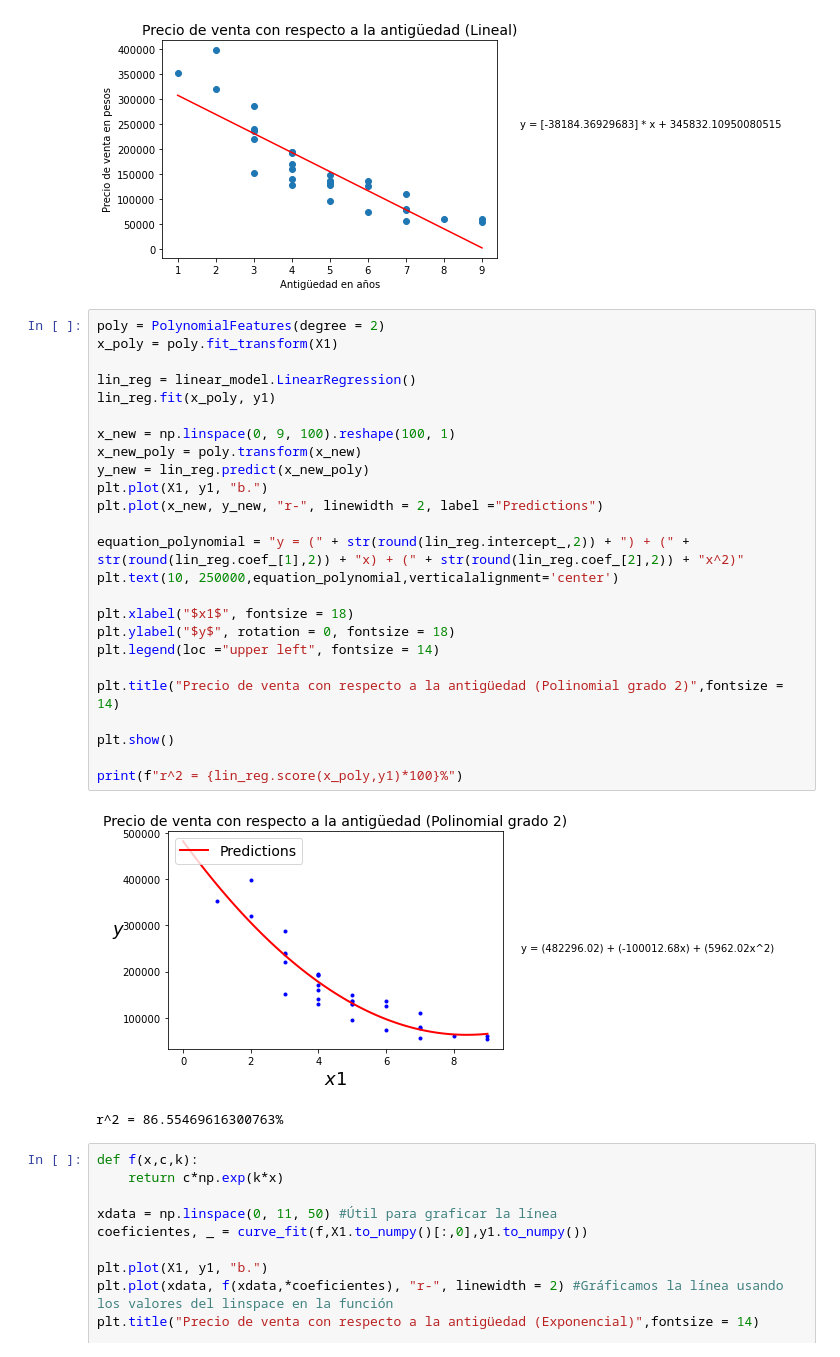
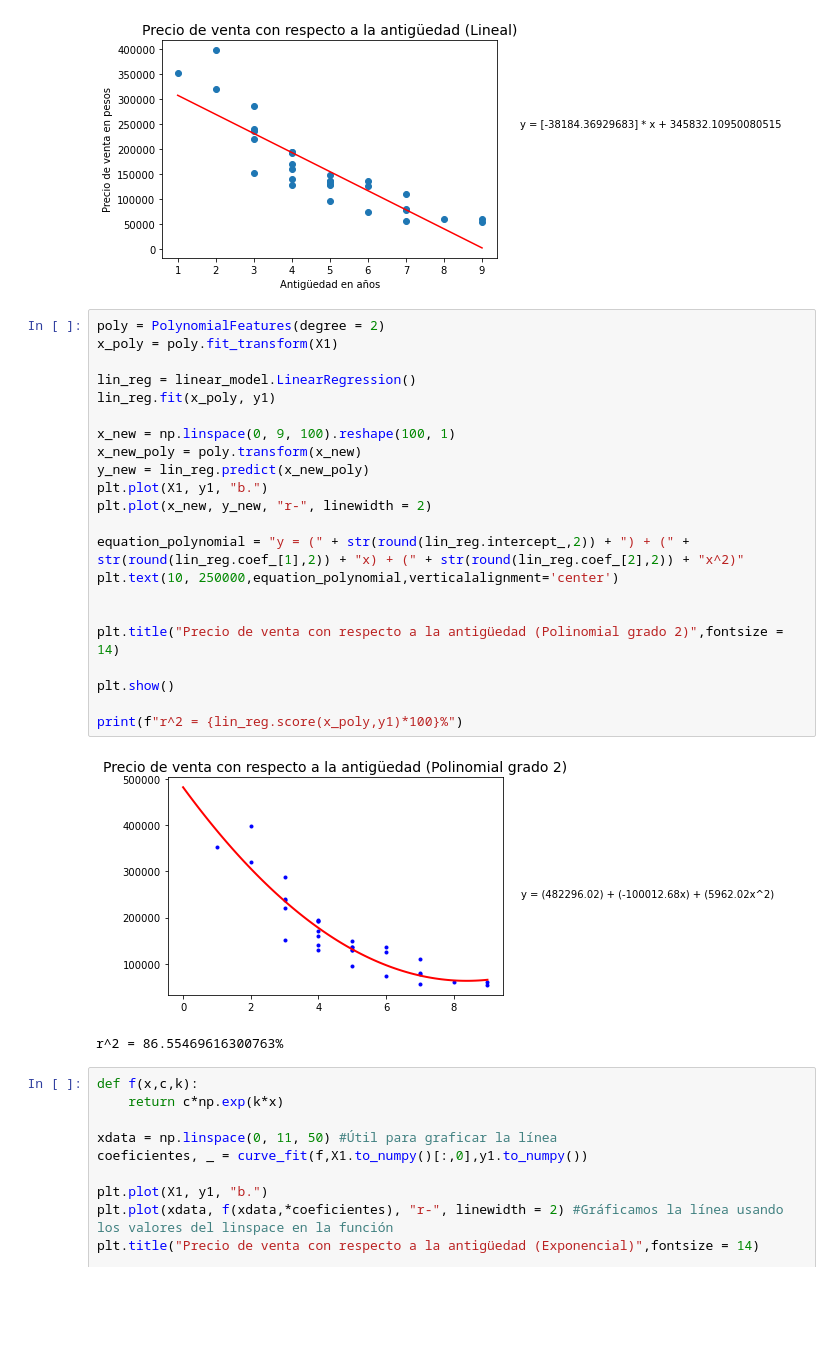
Before and after one commit to Armandotrsg/Estadistica, a Jupyter notebook: PrimeraEtapa.ipynb, the cells around one changed output. Cells and saved outputs as stored; diff of their text form; blank space fills up the shorter version.

```diff
--- a/PrimeraEtapa.ipynb
+++ b/PrimeraEtapa.ipynb
@@ -52,30 +52,27 @@ r^2 = 76.11488076046545%
 # %%
 poly = PolynomialFeatures(degree = 2)
 x_poly = poly.fit_transform(X1)
 
 lin_reg = linear_model.LinearRegression()
 lin_reg.fit(x_poly, y1)
 
 x_new = np.linspace(0, 9, 100).reshape(100, 1)
 x_new_poly = poly.transform(x_new)
 y_new = lin_reg.predict(x_new_poly)
 plt.plot(X1, y1, "b.")
-plt.plot(x_new, y_new, "r-", linewidth = 2, label ="Predictions")
+plt.plot(x_new, y_new, "r-", linewidth = 2)
 
 equation_polynomial = "y = (" + str(round(lin_reg.intercept_,2)) + ") + (" + str(round(lin_reg.coef_[1],2)) + "x) + (" + str(round(lin_reg.coef_[2],2)) + "x^2)"
 plt.text(10, 250000,equation_polynomial,verticalalignment='center')
 
-plt.xlabel("$x1$", fontsize = 18)
-plt.ylabel("$y$", rotation = 0, fontsize = 18)
-plt.legend(loc ="upper left", fontsize = 14)
 
 plt.title("Precio de venta con respecto a la antigüedad (Polinomial grado 2)",fontsize = 14)
 
 plt.show()
 
 print(f"r^2 = {lin_reg.score(x_poly,y1)*100}%")
 # %% [output]
-[figure, old version]
+[figure, new version]
 r^2 = 86.55469616300763%
 # %%
 def f(x,c,k):
```
